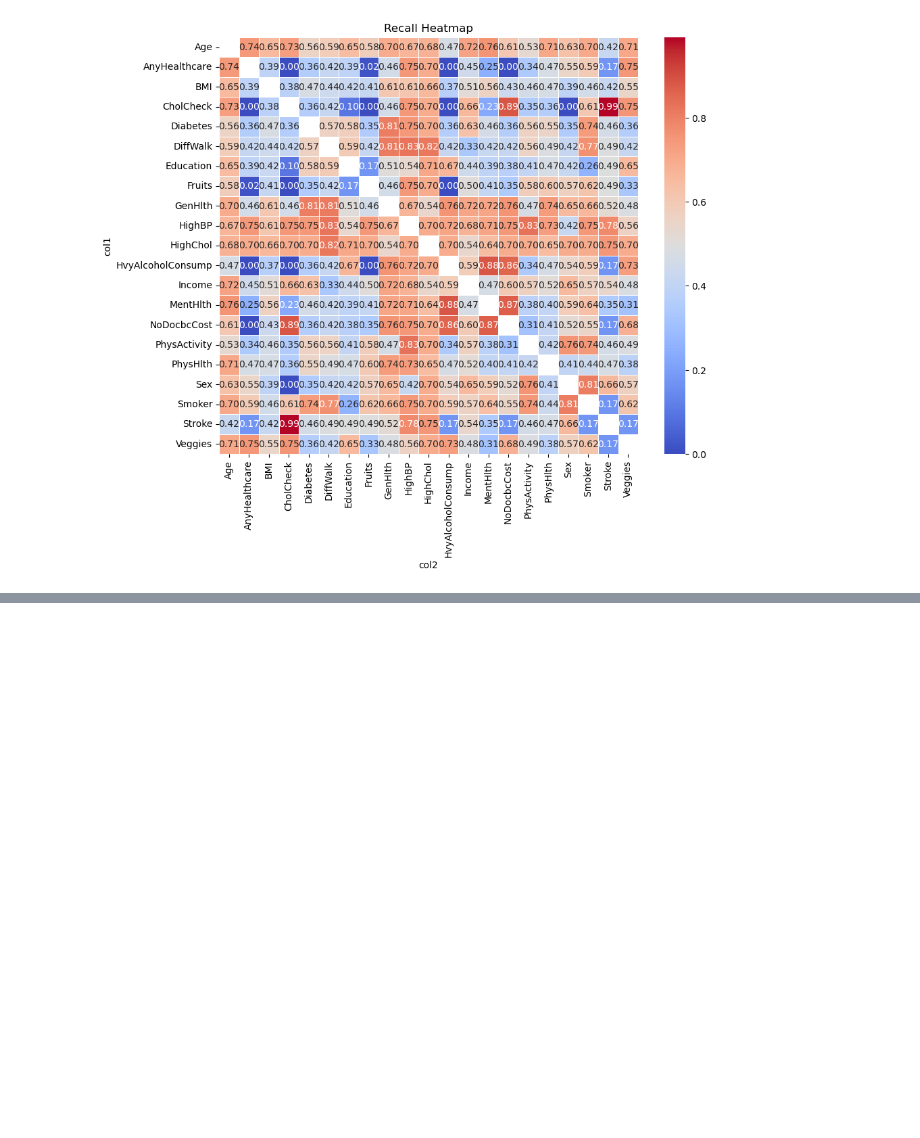
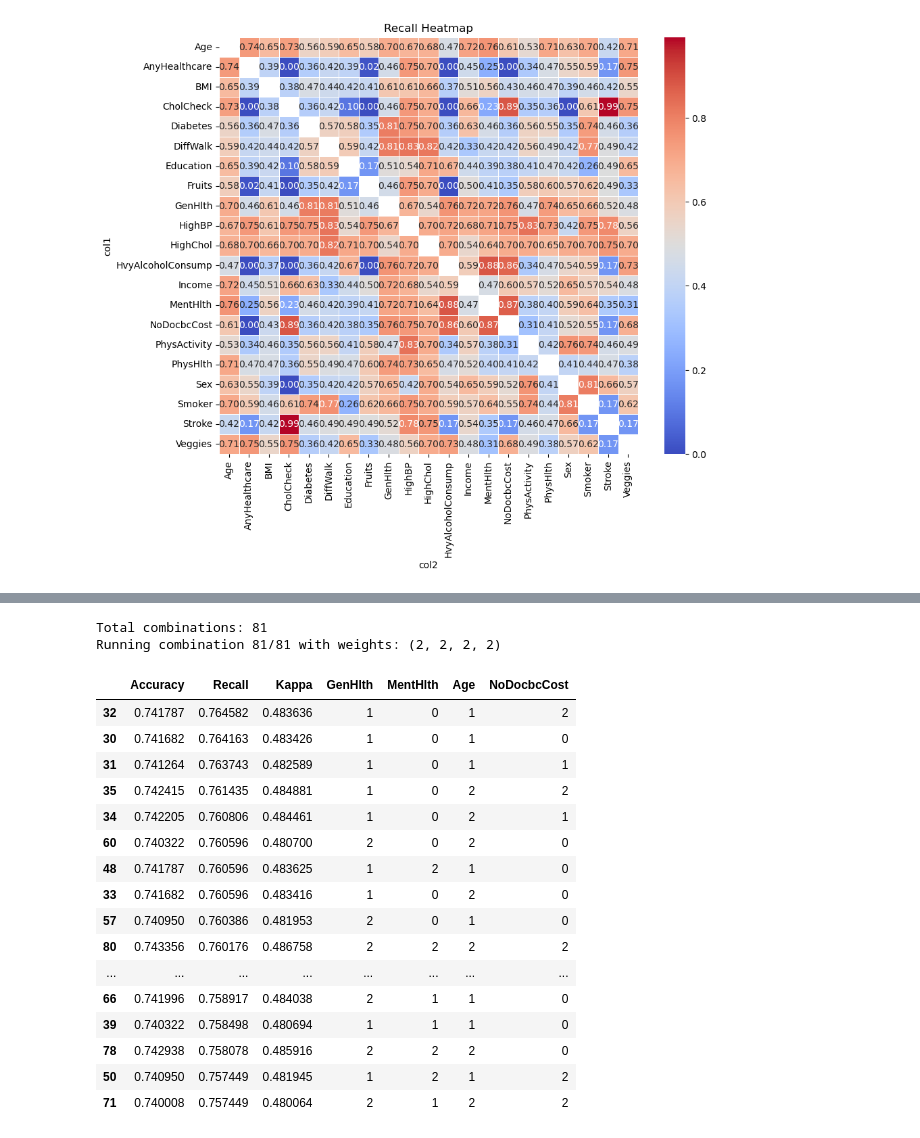
Before and after one commit to owen-george/Heart_Attack_ML-Model, a Jupyter notebook: notebooks/load_and_resample_owen.ipynb, the cells around one changed output, grey strips where cells are left out. Cells and saved outputs as stored; diff of their text form; code cells hidden in the pictures; blank space fills up the shorter version.

```diff
--- a/notebooks/load_and_resample_owen.ipynb
+++ b/notebooks/load_and_resample_owen.ipynb
@@ -541,0 +818,25 @@ print(f"Accuracy: {accuracy:.3f}")
+# %%
+cols_to_weight = ['GenHlth', 'MentHlth', 'Age', 'NoDocbcCost']
+
+res = test_weights(norm_df, cols_to_weight, [0, 1, 2])
+res.head(20)
+# %% [output]
+Total combinations: 81
+Running combination 81/81 with weights: (2, 2, 2, 2)
+|  | Accuracy | Recall | Kappa | GenHlth | MentHlth | Age | NoDocbcCost |
+| 32 | 0.741787 | 0.764582 | 0.483636 | 1 | 0 | 1 | 2 |
+| 30 | 0.741682 | 0.764163 | 0.483426 | 1 | 0 | 1 | 0 |
+| 31 | 0.741264 | 0.763743 | 0.482589 | 1 | 0 | 1 | 1 |
+| 35 | 0.742415 | 0.761435 | 0.484881 | 1 | 0 | 2 | 2 |
+| 34 | 0.742205 | 0.760806 | 0.484461 | 1 | 0 | 2 | 1 |
+| 60 | 0.740322 | 0.760596 | 0.480700 | 2 | 0 | 2 | 0 |
+| 48 | 0.741787 | 0.760596 | 0.483625 | 1 | 2 | 1 | 0 |
+| 33 | 0.741682 | 0.760596 | 0.483416 | 1 | 0 | 2 | 0 |
+| 57 | 0.740950 | 0.760386 | 0.481953 | 2 | 0 | 1 | 0 |
+| 80 | 0.743356 | 0.760176 | 0.486758 | 2 | 2 | 2 | 2 |
+| ... | ... | ... | ... | ... | ... | ... | ... |
+| 66 | 0.741996 | 0.758917 | 0.484038 | 2 | 1 | 1 | 0 |
+| 39 | 0.740322 | 0.758498 | 0.480694 | 1 | 1 | 1 | 0 |
+| 78 | 0.742938 | 0.758078 | 0.485916 | 2 | 2 | 2 | 0 |
+| 50 | 0.740950 | 0.757449 | 0.481945 | 1 | 2 | 1 | 2 |
+| 71 | 0.740008 | 0.757449 | 0.480064 | 2 | 1 | 2 | 2 |
```
Also changed, not shown: parts of 16 cells of this notebook.
